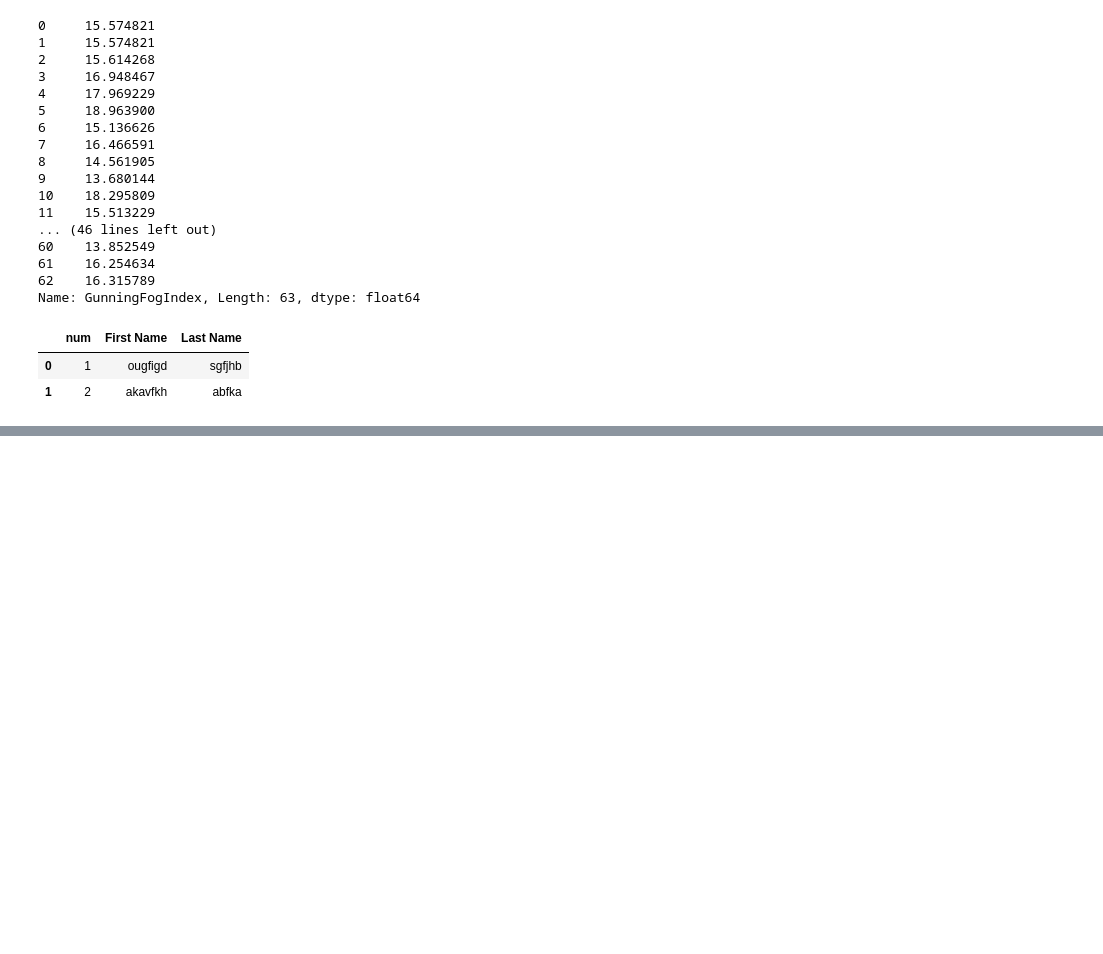
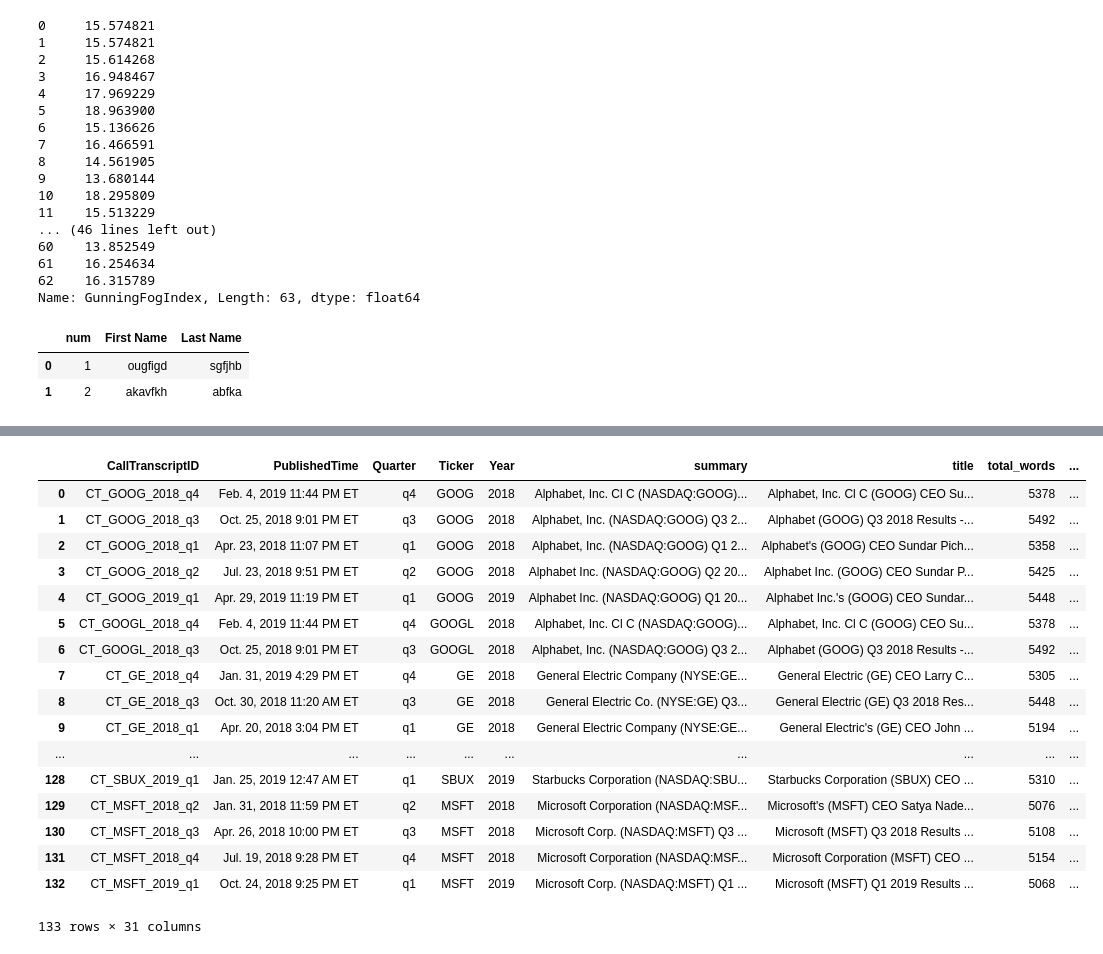
Before and after one commit to coolkingsingh97/Infowarriors-Davidson, a Jupyter notebook: CallTranscripts_Scripts/2_CreateSentimentDataFrame_CallTranscripts.ipynb, the cells around one changed output, grey strips where cells are left out. Cells and saved outputs as stored; diff of their text form; code cells hidden in the pictures; blank space fills up the shorter version.

```diff
--- a/CallTranscripts_Scripts/2_CreateSentimentDataFrame_CallTranscripts.ipynb
+++ b/CallTranscripts_Scripts/2_CreateSentimentDataFrame_CallTranscripts.ipynb
@@ -144,3 +144,7 @@ x.to_excel('SentimentDataframe_nes.xlsx')
 |  | num | First Name | Last Name |
 | 0 | 1 | ougfigd | sgfjhb |
 | 1 | 2 | akavfkh | abfka |
+# %%
+import os
+os.chdir('/Users/akshitachawdhary/Desktop/DA_Davidson/Capstone_NLP_DIWD/SEC_Script/')
+snpfile = pd.read_excel('S&P500 Static Data Fields.xlsx')
@@ -146,0 +160,23 @@ x.to_excel('SentimentDataframe_nes.xlsx')
+# %%
+merged_df_call = pd.merge(x, snpfile , left_on='Ticker', right_on = 'TICKER')
+# %%
+merged_df_call
+# %% [output]
+|  | CallTranscriptID | PublishedTime | Quarter | Ticker | Year | summary | title | total_words | ... |
+| 0 | CT_GOOG_2018_q4 | Feb. 4, 2019 11:44 PM ET | q4 | GOOG | 2018 | Alphabet, Inc. Cl C (NASDAQ:GOOG)... | Alphabet, Inc. Cl C (GOOG) CEO Su... | 5378 | ... |
+| 1 | CT_GOOG_2018_q3 | Oct. 25, 2018 9:01 PM ET | q3 | GOOG | 2018 | Alphabet, Inc. (NASDAQ:GOOG) Q3 2... | Alphabet (GOOG) Q3 2018 Results -... | 5492 | ... |
+| 2 | CT_GOOG_2018_q1 | Apr. 23, 2018 11:07 PM ET | q1 | GOOG | 2018 | Alphabet, Inc. (NASDAQ:GOOG) Q1 2... | Alphabet's (GOOG) CEO Sundar Pich... | 5358 | ... |
+| 3 | CT_GOOG_2018_q2 | Jul. 23, 2018 9:51 PM ET | q2 | GOOG | 2018 | Alphabet Inc. (NASDAQ:GOOG) Q2 20... | Alphabet Inc. (GOOG) CEO Sundar P... | 5425 | ... |
+| 4 | CT_GOOG_2019_q1 | Apr. 29, 2019 11:19 PM ET | q1 | GOOG | 2019 | Alphabet Inc. (NASDAQ:GOOG) Q1 20... | Alphabet Inc.'s (GOOG) CEO Sundar... | 5448 | ... |
+| 5 | CT_GOOGL_2018_q4 | Feb. 4, 2019 11:44 PM ET | q4 | GOOGL | 2018 | Alphabet, Inc. Cl C (NASDAQ:GOOG)... | Alphabet, Inc. Cl C (GOOG) CEO Su... | 5378 | ... |
+| 6 | CT_GOOGL_2018_q3 | Oct. 25, 2018 9:01 PM ET | q3 | GOOGL | 2018 | Alphabet, Inc. (NASDAQ:GOOG) Q3 2... | Alphabet (GOOG) Q3 2018 Results -... | 5492 | ... |
+| 7 | CT_GE_2018_q4 | Jan. 31, 2019 4:29 PM ET | q4 | GE | 2018 | General Electric Company (NYSE:GE... | General Electric (GE) CEO Larry C... | 5305 | ... |
+| 8 | CT_GE_2018_q3 | Oct. 30, 2018 11:20 AM ET | q3 | GE | 2018 | General Electric Co. (NYSE:GE) Q3... | General Electric (GE) Q3 2018 Res... | 5448 | ... |
+| 9 | CT_GE_2018_q1 | Apr. 20, 2018 3:04 PM ET | q1 | GE | 2018 | General Electric Company (NYSE:GE... | General Electric's (GE) CEO John ... | 5194 | ... |
+| ... | ... | ... | ... | ... | ... | ... | ... | ... | ... |
+| 128 | CT_SBUX_2019_q1 | Jan. 25, 2019 12:47 AM ET | q1 | SBUX | 2019 | Starbucks Corporation (NASDAQ:SBU... | Starbucks Corporation (SBUX) CEO ... | 5310 | ... |
+| 129 | CT_MSFT_2018_q2 | Jan. 31, 2018 11:59 PM ET | q2 | MSFT | 2018 | Microsoft Corporation (NASDAQ:MSF... | Microsoft's (MSFT) CEO Satya Nade... | 5076 | ... |
+| 130 | CT_MSFT_2018_q3 | Apr. 26, 2018 10:00 PM ET | q3 | MSFT | 2018 | Microsoft Corp. (NASDAQ:MSFT) Q3 ... | Microsoft (MSFT) Q3 2018 Results ... | 5108 | ... |
+| 131 | CT_MSFT_2018_q4 | Jul. 19, 2018 9:28 PM ET | q4 | MSFT | 2018 | Microsoft Corporation (NASDAQ:MSF... | Microsoft Corporation (MSFT) CEO ... | 5154 | ... |
+| 132 | CT_MSFT_2019_q1 | Oct. 24, 2018 9:25 PM ET | q1 | MSFT | 2019 | Microsoft Corp. (NASDAQ:MSFT) Q1 ... | Microsoft (MSFT) Q1 2019 Results ... | 5068 | ... |
+133 rows × 31 columns
```
Also changed, not shown: parts of 5 cells of this notebook, 5 other files.
